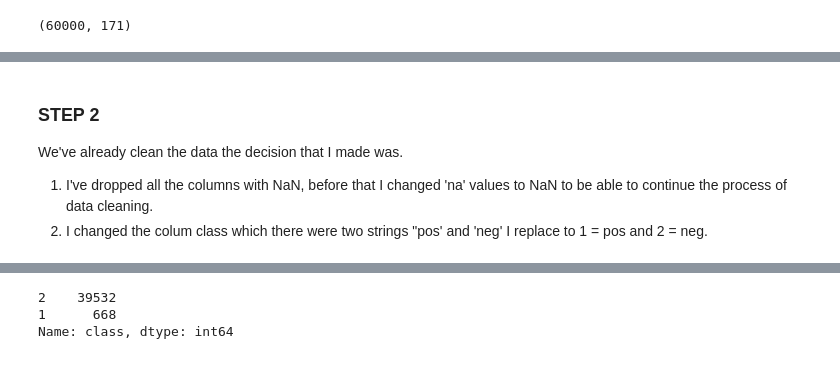
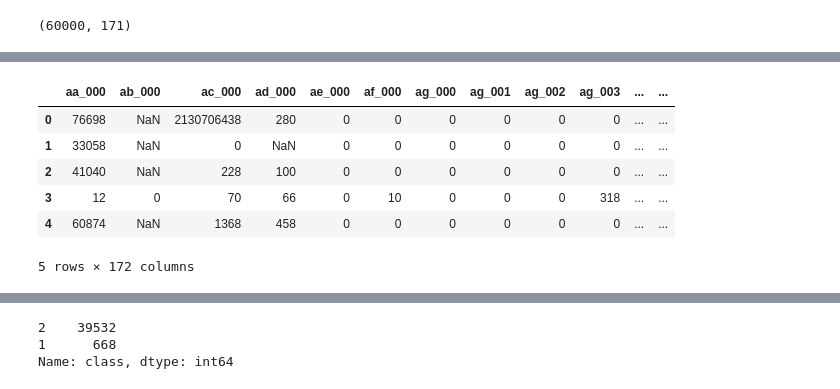
Before and after one commit to SamuelhBueno/DP_CA, a Jupyter notebook: DP_CA.ipynb, the cells around one changed output, grey strips where cells are left out. Drawn from its saved outputs; the diff is of its cells as text; code cells hidden in the pictures.

```diff
--- a/DP_CA.ipynb
+++ b/DP_CA.ipynb
@@ -228,5 +187,10 @@ aps_failure_new.head()
-# %% [markdown]
-### STEP 2
-We've already clean the data the decision that I made was.
-1. I've dropped all the columns with NaN, before that I changed 'na' values to NaN to be able to continue the process of data cleaning.
-2. I changed the colum class which there were two strings "pos' and 'neg' I replace to 1 = pos and 2 = neg.
+# %%
+df_new.head()
+# %% [output]
+|  | aa_000 | ab_000 | ac_000 | ad_000 | ae_000 | af_000 | ag_000 | ag_001 | ag_002 | ag_003 | ... | ... |
+| 0 | 76698 | NaN | 2130706438 | 280 | 0 | 0 | 0 | 0 | 0 | 0 | ... | ... |
+| 1 | 33058 | NaN | 0 | NaN | 0 | 0 | 0 | 0 | 0 | 0 | ... | ... |
+| 2 | 41040 | NaN | 228 | 100 | 0 | 0 | 0 | 0 | 0 | 0 | ... | ... |
+| 3 | 12 | 0 | 70 | 66 | 0 | 10 | 0 | 0 | 0 | 318 | ... | ... |
+| 4 | 60874 | NaN | 1368 | 458 | 0 | 0 | 0 | 0 | 0 | 0 | ... | ... |
+5 rows × 172 columns
```
Also changed, not shown: parts of 43 cells of this notebook, 1 other file.
